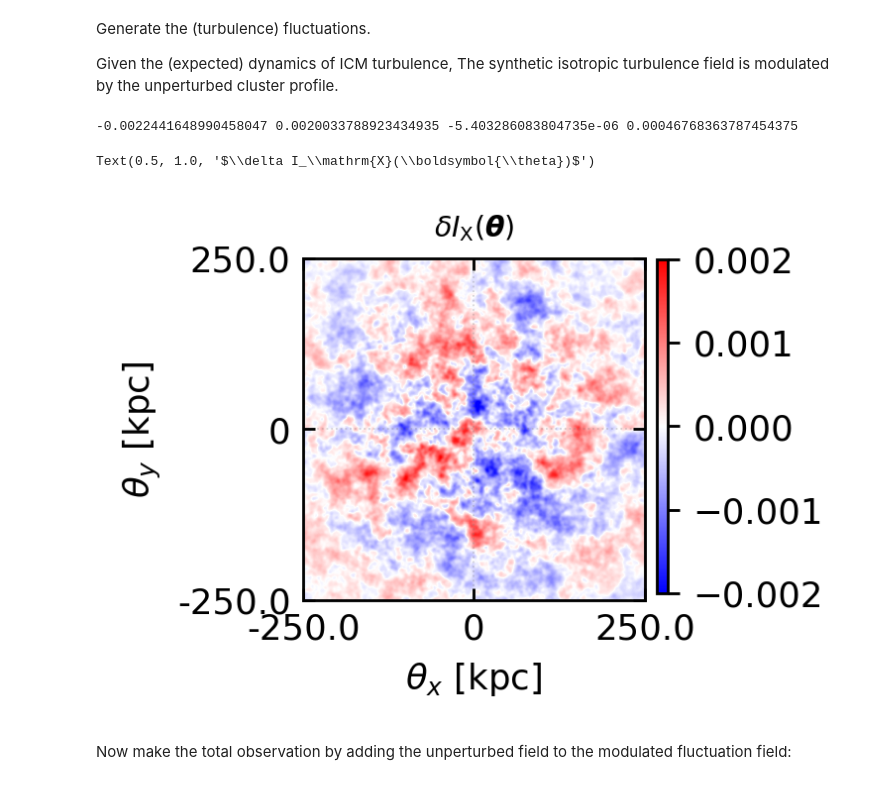
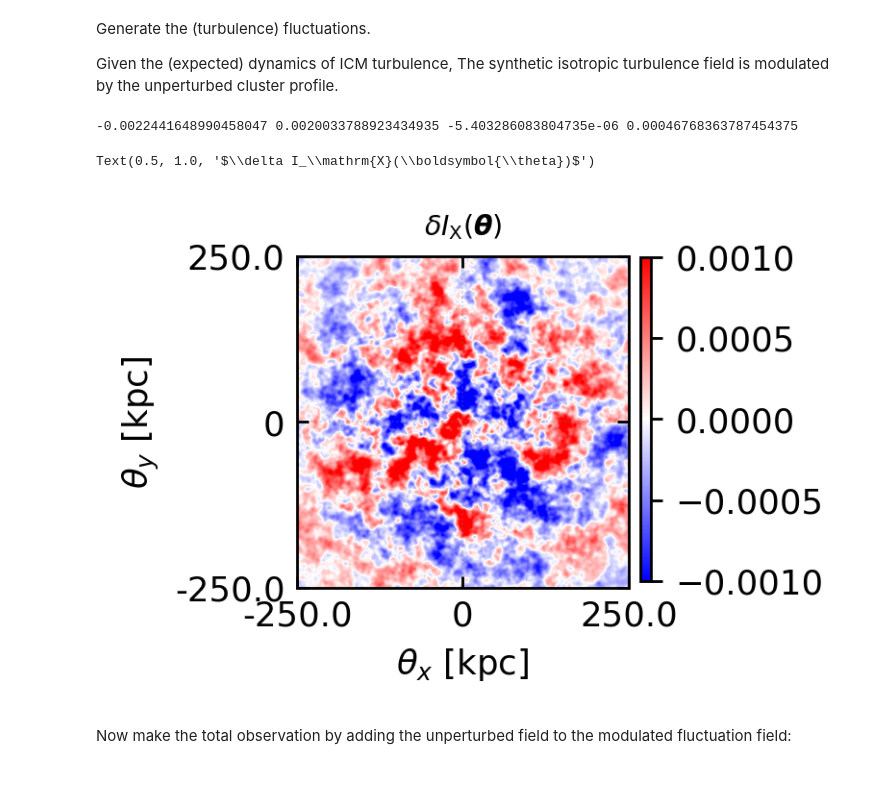
Before and after one commit to mab68/Kea, a Jupyter notebook: docs/source/examples/3_synthetic_icm_example.ipynb, the cells around one changed output. Drawn from its saved outputs; the diff is of its cells as text; code cells hidden in the pictures.

```diff
--- a/docs/source/examples/3_synthetic_icm_example.ipynb
+++ b/docs/source/examples/3_synthetic_icm_example.ipynb
@@ -99,21 +99,22 @@ yf = ym*yf
 # %%
 ## Plot the modulated fluctuation field
 fig, ax = plt.subplots(1, 1, figsize=(1.75, 1.75), dpi=256)
-print(np.min(yf), np.max(yf), np.mean(yf), np.std(yf))
-im = ax.imshow(yf, interpolation='none', origin='lower', cmap='bwr', vmin=-0.002, vmax=0.002)
+_plt_field = yf
+print(np.min(_plt_field), np.max(_plt_field), np.mean(_plt_field), np.std(_plt_field))
+im = ax.imshow(_plt_field, interpolation='none', origin='lower', cmap='bwr', vmin=-1e-3, vmax=1e-3)
 pretty_axes(ax)
 ax.set_yticks([0, N//2-1, N-1], [-L/2., 0, L/2.])
 ax.set_ylabel(r'$\theta_y$ [kpc]')
 ax.set_xticks([0, N//2-1, N-1], [-L/2., 0, L/2.])
 ax.set_xlabel(r'$\theta_x$ [kpc]')
 fig.subplots_adjust(right=0.9)
 cbar_ax = fig.add_axes([0.925, 0.125, 0.025, 0.7525])
 fig.colorbar(im, cax=cbar_ax, orientation='vertical')
 ax.set_title(r'$\delta I_\mathrm{X}(\boldsymbol{\theta})$', fontsize=8.)
 # %% [output]
 -0.0022441648990458047 0.0020033788923434935 -5.403286083804735e-06 0.00046768363787454375
 Text(0.5, 1.0, '$\\delta I_\\mathrm{X}(\\boldsymbol{\\theta})$')
-[figure, old version]
+[figure, new version]
 # %% [markdown]
 Now make the total observation by adding the unperturbed field to the modulated fluctuation field:
 # %%
```
Also changed, not shown: parts of 2 cells of this notebook, 9 other files.
